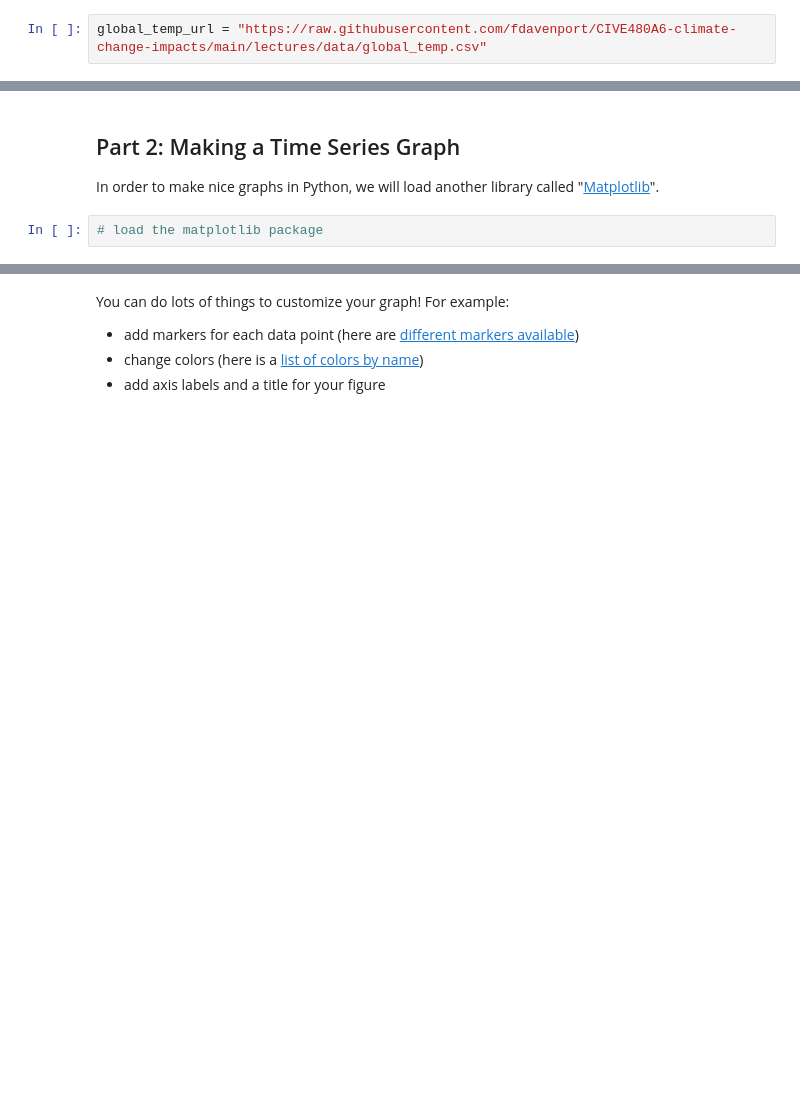
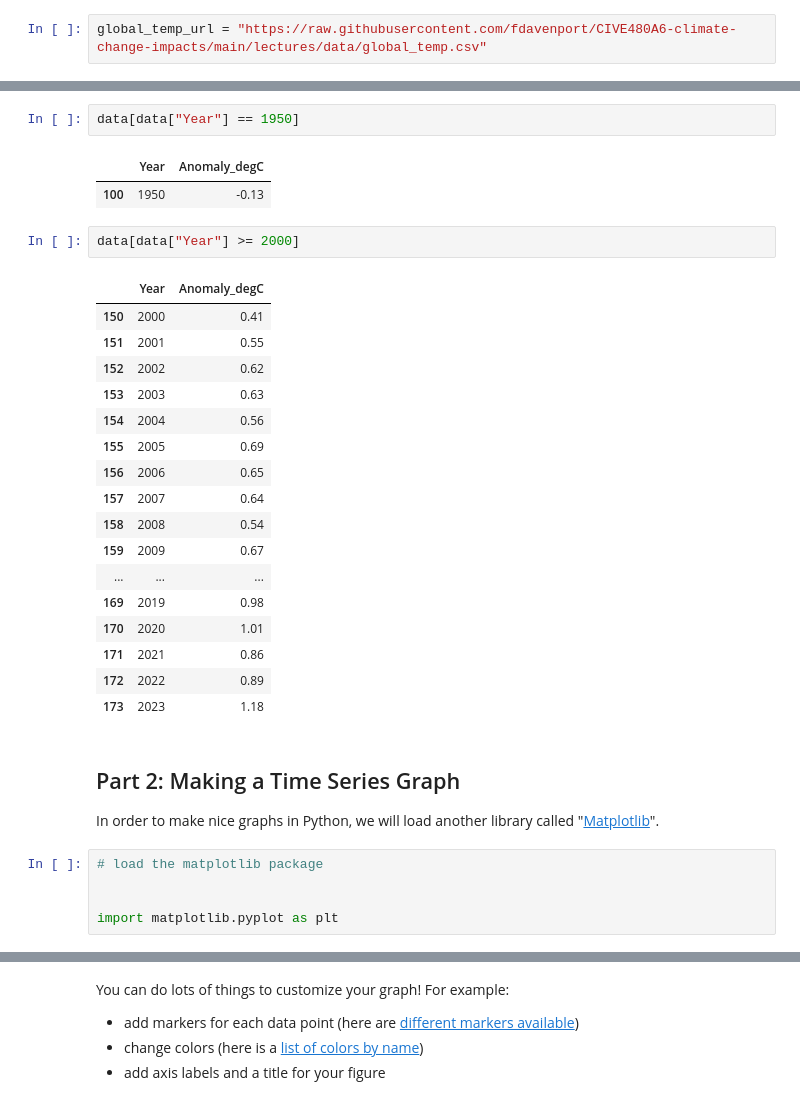
Before and after one commit to fdavenport/course-climate-change-impacts, a Jupyter notebook: lectures/02_Reading_Climate_Data_1.ipynb, the cells around one changed output, grey strips where cells are left out. Cells and saved outputs as stored; diff of their text form; blank space fills up the shorter version.

```diff
--- a/lectures/02_Reading_Climate_Data_1.ipynb
+++ b/lectures/02_Reading_Climate_Data_1.ipynb
@@ -32,8 +140,36 @@ global_temp_url = "https://raw.githubusercontent.com/fdavenport/CIVE480A6-climat
+# %%
+data[data["Year"] == 1950]
+# %% [output]
+|  | Year | Anomaly_degC |
+| 100 | 1950 | -0.13 |
+# %%
+data[data["Year"] >= 2000]
+# %% [output]
+|  | Year | Anomaly_degC |
+| 150 | 2000 | 0.41 |
+| 151 | 2001 | 0.55 |
+| 152 | 2002 | 0.62 |
+| 153 | 2003 | 0.63 |
+| 154 | 2004 | 0.56 |
+| 155 | 2005 | 0.69 |
+| 156 | 2006 | 0.65 |
+| 157 | 2007 | 0.64 |
+| 158 | 2008 | 0.54 |
+| 159 | 2009 | 0.67 |
+| ... | ... | ... |
+| 169 | 2019 | 0.98 |
+| 170 | 2020 | 1.01 |
+| 171 | 2021 | 0.86 |
+| 172 | 2022 | 0.89 |
+| 173 | 2023 | 1.18 |
 # %% [markdown]
 ## Part 2: Making a Time Series Graph
 
 In order to make nice graphs in Python, we will load another library called "[Matplotlib](https://matplotlib.org/)".
 # %%
 # load the matplotlib package
+
+
+import matplotlib.pyplot as plt
 # %%
 # create an "empty" figure and set of axes for a graph
```
Also changed, not shown: parts of 17 cells of this notebook.
